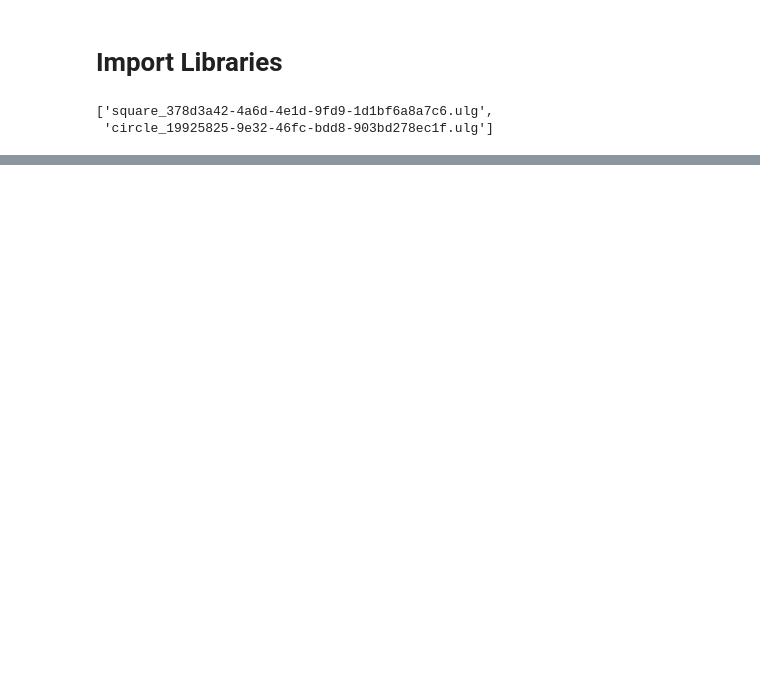
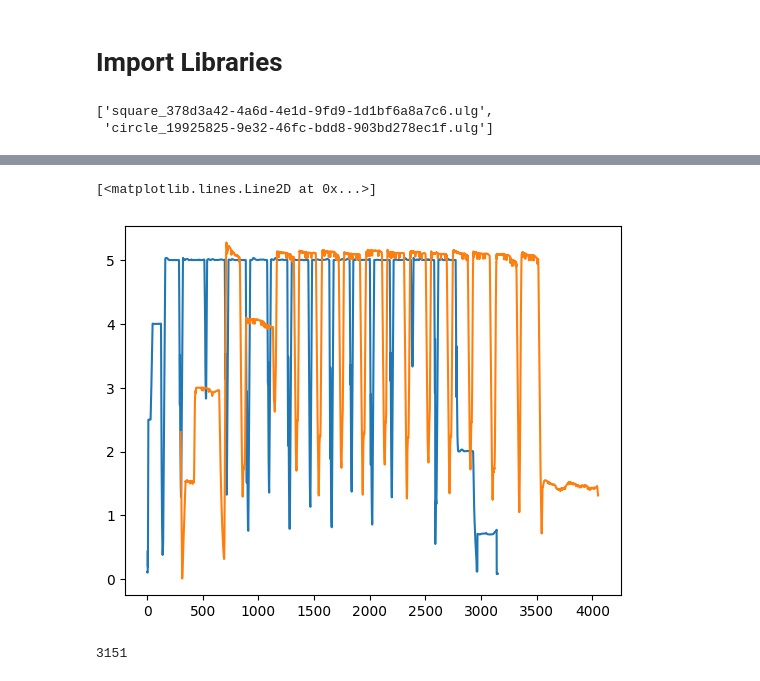
Before and after one commit to VisDunneRight/Px4-Batch-Simulation, a Jupyter notebook: Px4_Simulations/simulation_analysis/flight_sim_analaysis.ipynb, the cells around one changed output, grey strips where cells are left out. Drawn from its saved outputs; the diff is of its cells as text; code cells hidden in the pictures; blank space fills up the shorter version.

```diff
--- a/Px4_Simulations/simulation_analysis/flight_sim_analaysis.ipynb
+++ b/Px4_Simulations/simulation_analysis/flight_sim_analaysis.ipynb
@@ -120,0 +146,10 @@ print(len(toPlot_real), len(toPlot_sim))
+# %%
+plt.plot(uav_real.get_pt_velocities())
+plt.plot(uav_sim.get_pt_velocities())
+# %% [output]
+[<matplotlib.lines.Line2D at 0x...>]
+[figure, added]
+# %%
+len(uav_real.get_pt_velocities())
+# %% [output]
+3151
```
Also changed, not shown: parts of 17 cells of this notebook.
